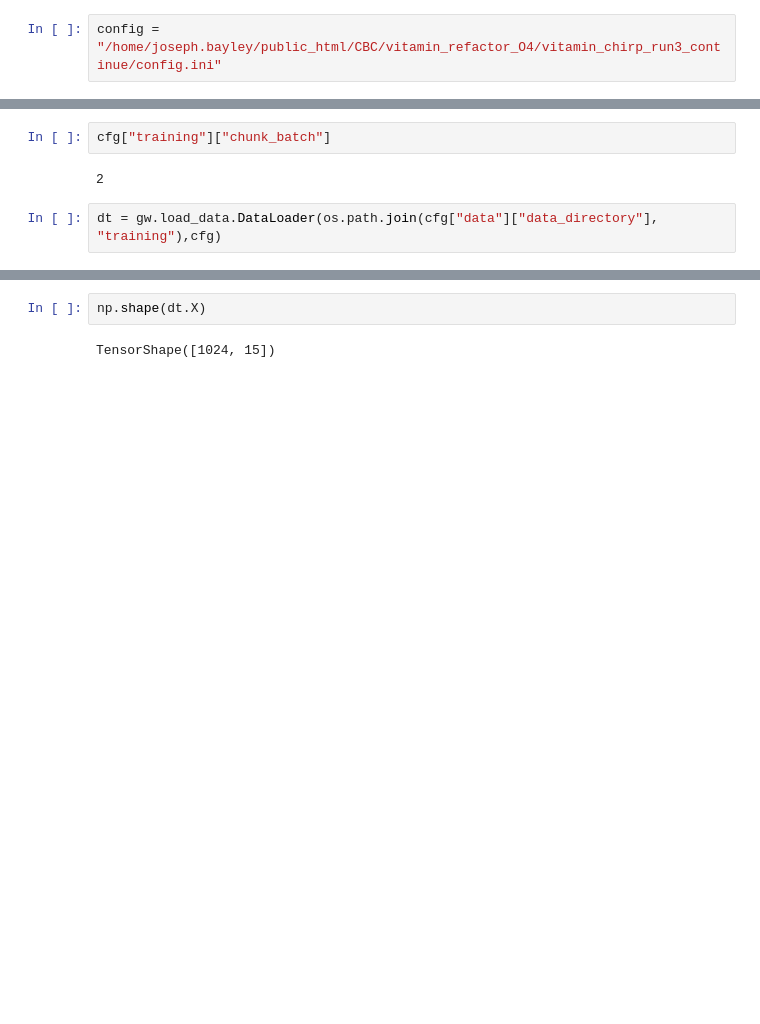
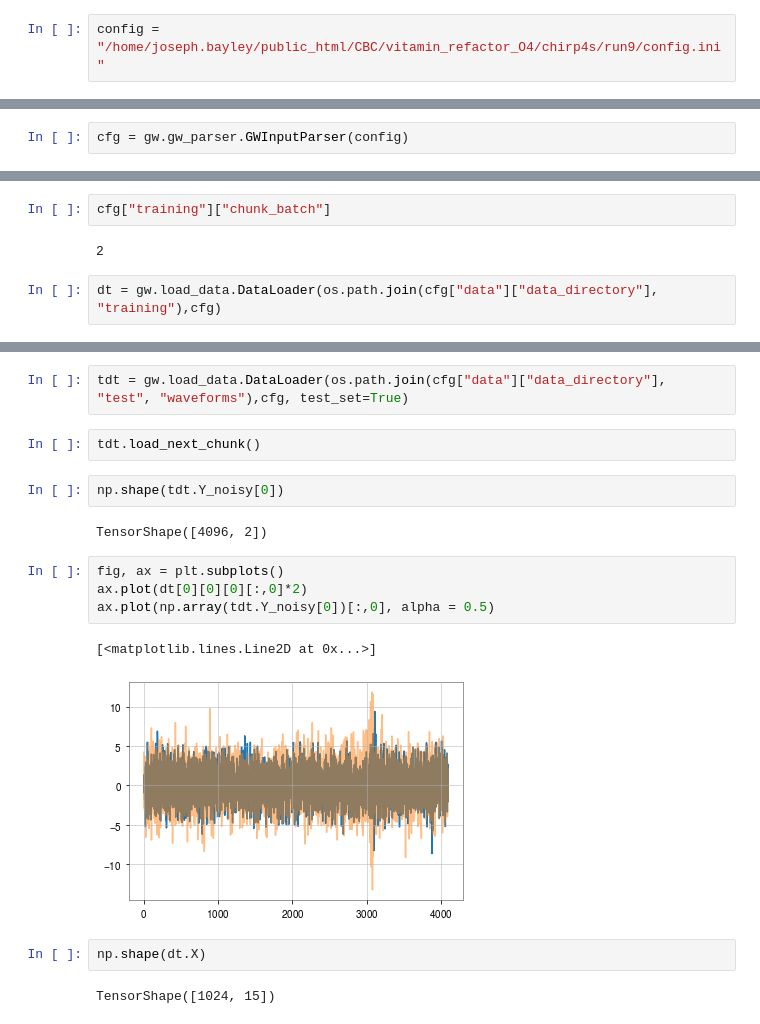
Before and after one commit to jcbayley/vitamin, a Jupyter notebook: notebooks/data_test.ipynb, the cells around one changed output, grey strips where cells are left out. Cells and saved outputs as stored; diff of their text form; blank space fills up the shorter version.

```diff
--- a/notebooks/data_test.ipynb
+++ b/notebooks/data_test.ipynb
@@ -13,7 +13,7 @@ Skyplotting functionality is automatically disabled.
 # %%
 %matplotlib inline
 # %%
-config = "/home/joseph.bayley/public_html/CBC/vitamin_refactor_O4/vitamin_chirp_run3_continue/config.ini"
+config = "/home/joseph.bayley/public_html/CBC/vitamin_refactor_O4/chirp4s/run9/config.ini"
 # %%
 dir(vitamin)
 # %% [output]
@@ -44,0 +37,2 @@ To enable them in other operations, rebuild TensorFlow with the appropriate comp
+# %%
+cfg = gw.gw_parser.GWInputParser(config)
@@ -57,3 +59,18 @@ load_time chunk 0: 3.051379442214966
+# %%
+tdt = gw.load_data.DataLoader(os.path.join(cfg["data"]["data_directory"], "test", "waveforms"),cfg, test_set=True)
+# %%
+tdt.load_next_chunk()
+# %%
+np.shape(tdt.Y_noisy[0])
+# %% [output]
+TensorShape([4096, 2])
+# %%
+fig, ax = plt.subplots()
+ax.plot(dt[0][0][0][:,0]*2)
+ax.plot(np.array(tdt.Y_noisy[0])[:,0], alpha = 0.5)
+# %% [output]
+[<matplotlib.lines.Line2D at 0x...>]
+[figure, added]
 # %%
 np.shape(dt.X)
 # %% [output]
```
Also changed, not shown: parts of 4 cells of this notebook, 2 other files.
